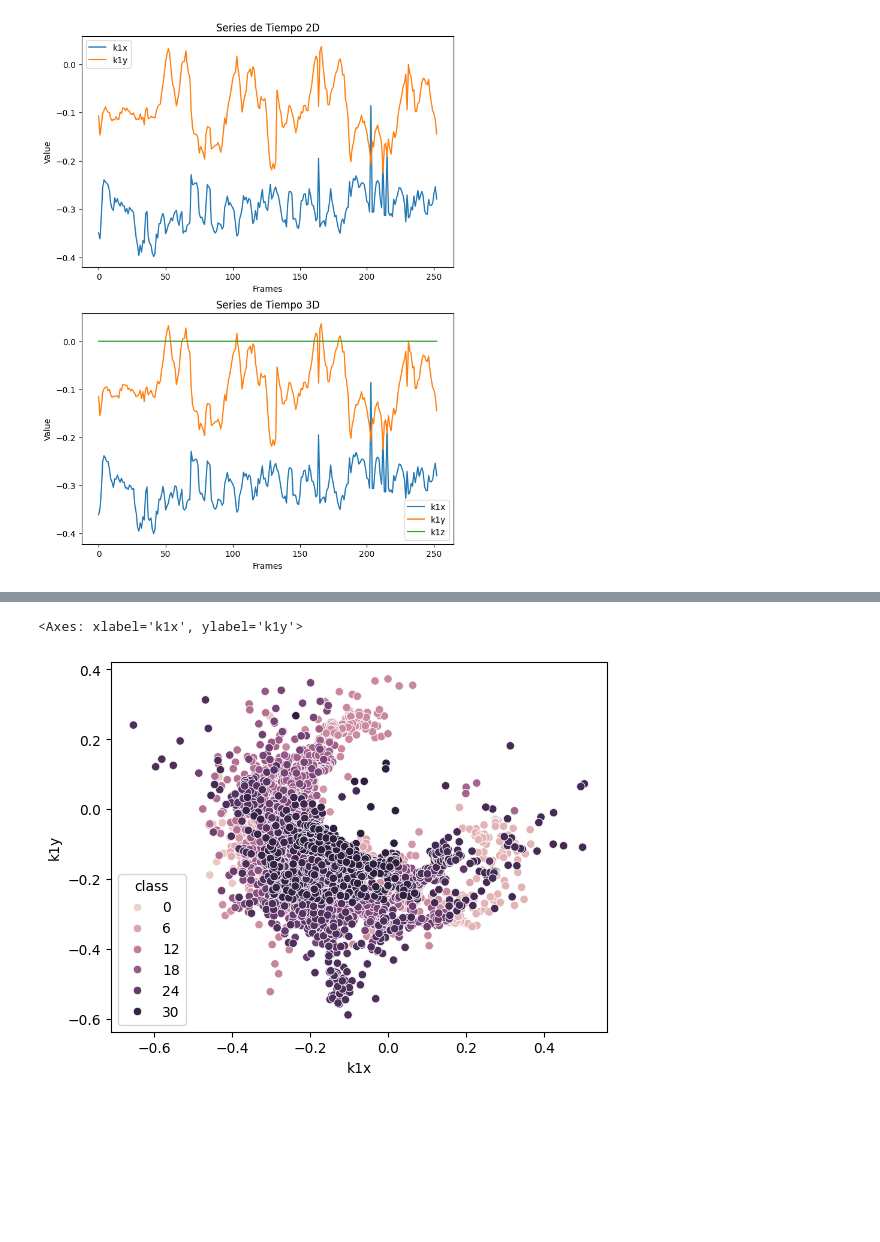
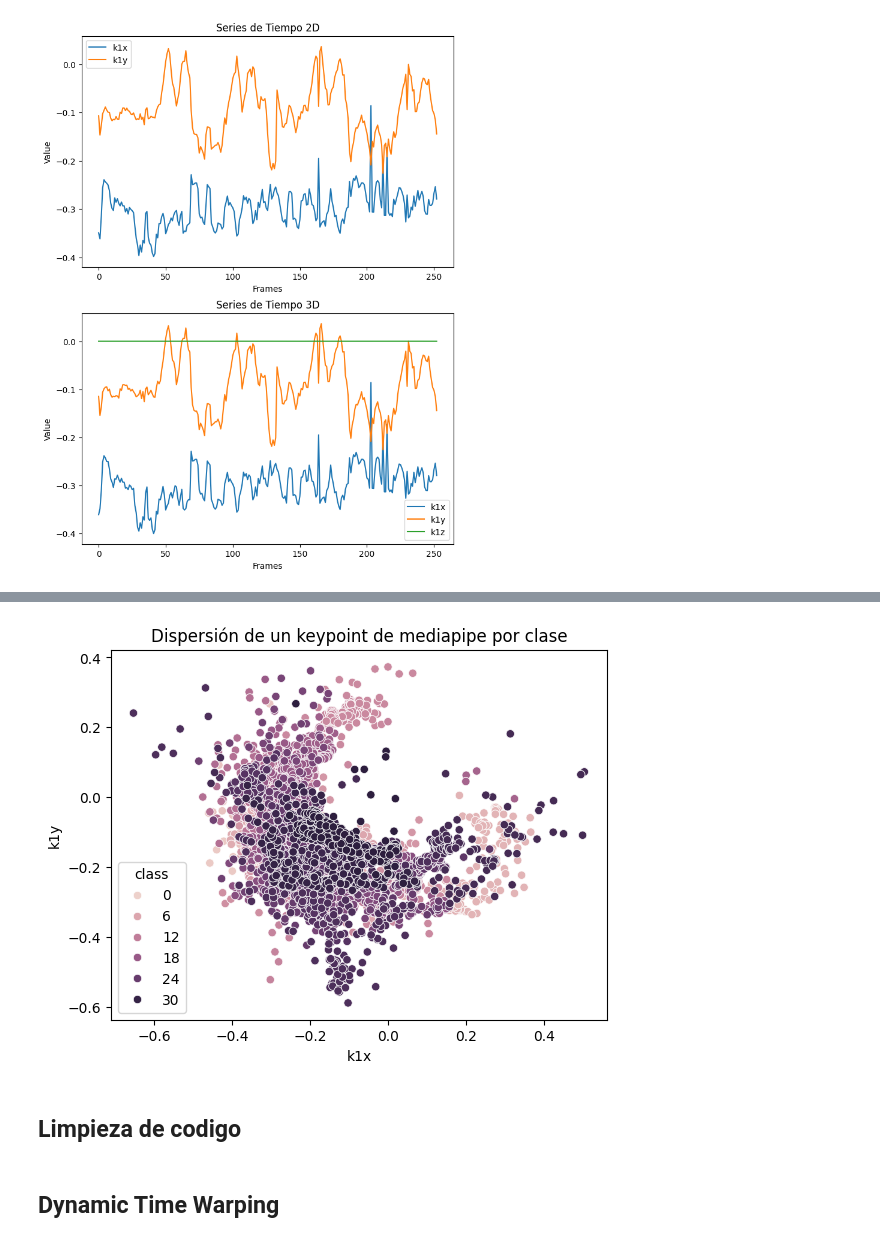
Before and after one commit to XxANTONIO73xX/CDI-Final, a Jupyter notebook: notebooks/notebook.ipynb, the cells around one changed output, grey strips where cells are left out. Saved outputs shown, nothing was run; the diff lists cells and outputs as text; code cells hidden in the pictures; blank space fills up the shorter version.

```diff
--- a/notebooks/notebook.ipynb
+++ b/notebooks/notebook.ipynb
@@ -95,5 +110,10 @@ sns.scatterplot(df_2d, x='k1x', y='k1y', hue='hand')
 # %%
 sns.scatterplot(df_2d, x='k1x', y='k1y', hue='class')
+plt.title('Dispersión de un keypoint de mediapipe por clase')
+plt.show()
 # %% [output]
-<Axes: xlabel='k1x', ylabel='k1y'>
-[figure, old version]
+[figure, new version]
+# %% [markdown]
+## Limpieza de codigo
+# %% [markdown]
+## Dynamic Time Warping
```
Also changed, not shown: parts of 5 cells of this notebook.
